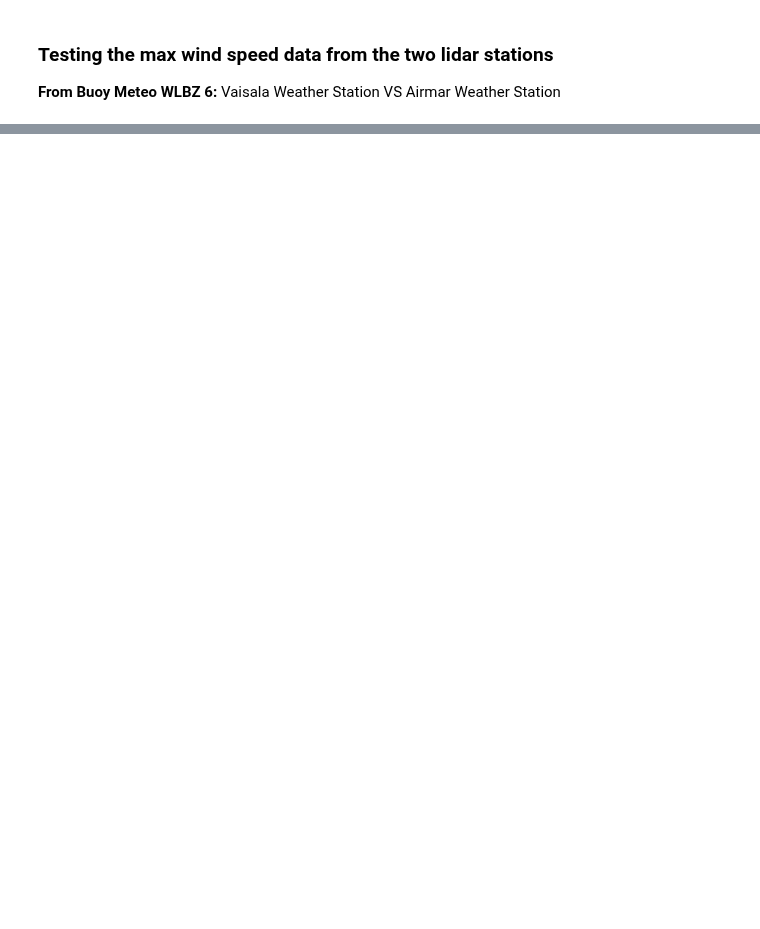
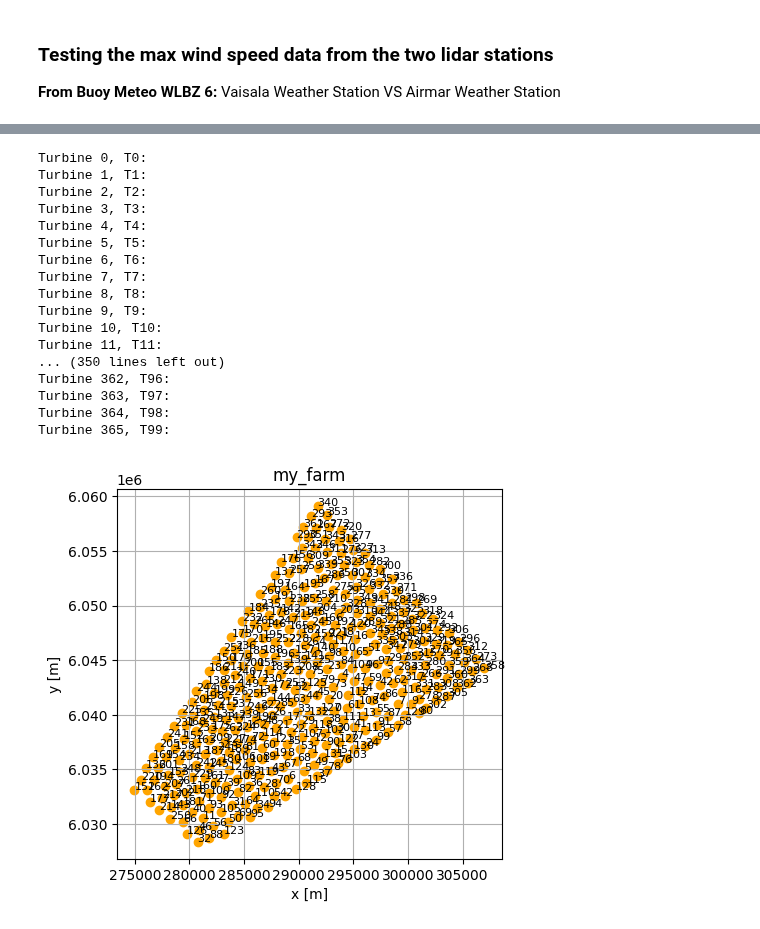
Before and after one commit to boujuan/StudentProject-Yield-Predictions-Offshore, a Jupyter notebook: whiteboard.ipynb, the cells around one changed output, grey strips where cells are left out. Drawn from its saved outputs; the diff is of its cells as text; code cells hidden in the pictures; blank space fills up the shorter version.

Commit message:
plotting the turbs

```diff
--- a/whiteboard.ipynb
+++ b/whiteboard.ipynb
@@ -95,0 +134,42 @@ plt.show()
+# %%
+# create wind farm
+farm = foxes.WindFarm(name="my_farm")
+
+
+current_path =  turbines_area_of_interest_path
+#current_path = turbines_existing_path
+#current_path = turbines_planned_future_path
+#current_path = turbines_planned_in_operation_before_2030_path
+#current_path = turbines_planned_netherlands_path
+
+# get the name of files in dir
+turb_files = os.listdir(current_path)
+
+# read files in path to dataframe and put's those in list
+dfs = [read_csv(current_path + file) for file in turb_files] #read files in path to dataframe and put's those in list
+# Add turbines to wind farm via pandas DataFrame. (https://fraunhoferiwes.github.io/foxes.docs/api_input.html#foxes-input-farm-layout)
+for dataframes in dfs:
+    foxes.input.farm_layout.add_from_df(farm, dataframes) #
+
+# plot Layout
+ax = foxes.output.FarmLayoutOutput(farm).get_figure()
+plt.show()
+# %% [output]
+Turbine 0, T0:
+Turbine 1, T1:
+Turbine 2, T2:
+Turbine 3, T3:
+Turbine 4, T4:
+Turbine 5, T5:
+Turbine 6, T6:
+Turbine 7, T7:
+Turbine 8, T8:
+Turbine 9, T9:
+Turbine 10, T10:
+Turbine 11, T11:
+... (350 lines left out)
+Turbine 362, T96:
+Turbine 363, T97:
+Turbine 364, T98:
+Turbine 365, T99:
+[figure, added]
```
Also changed, not shown: parts of 5 cells of this notebook.
